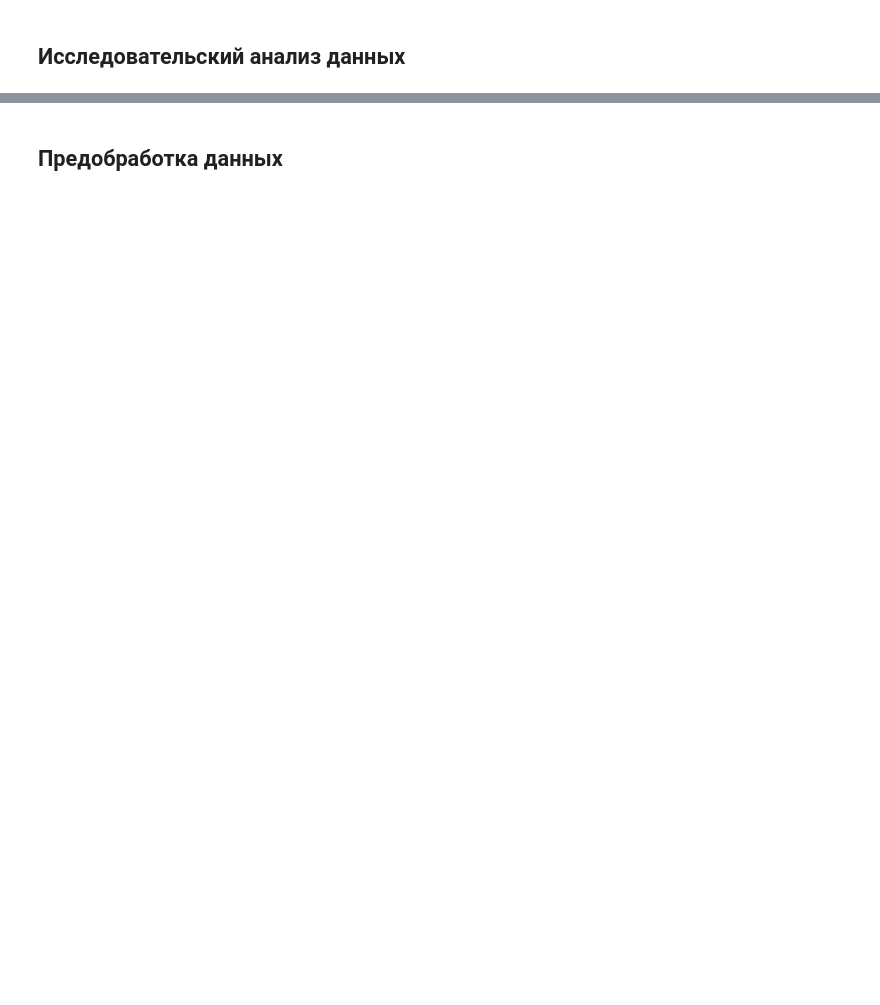
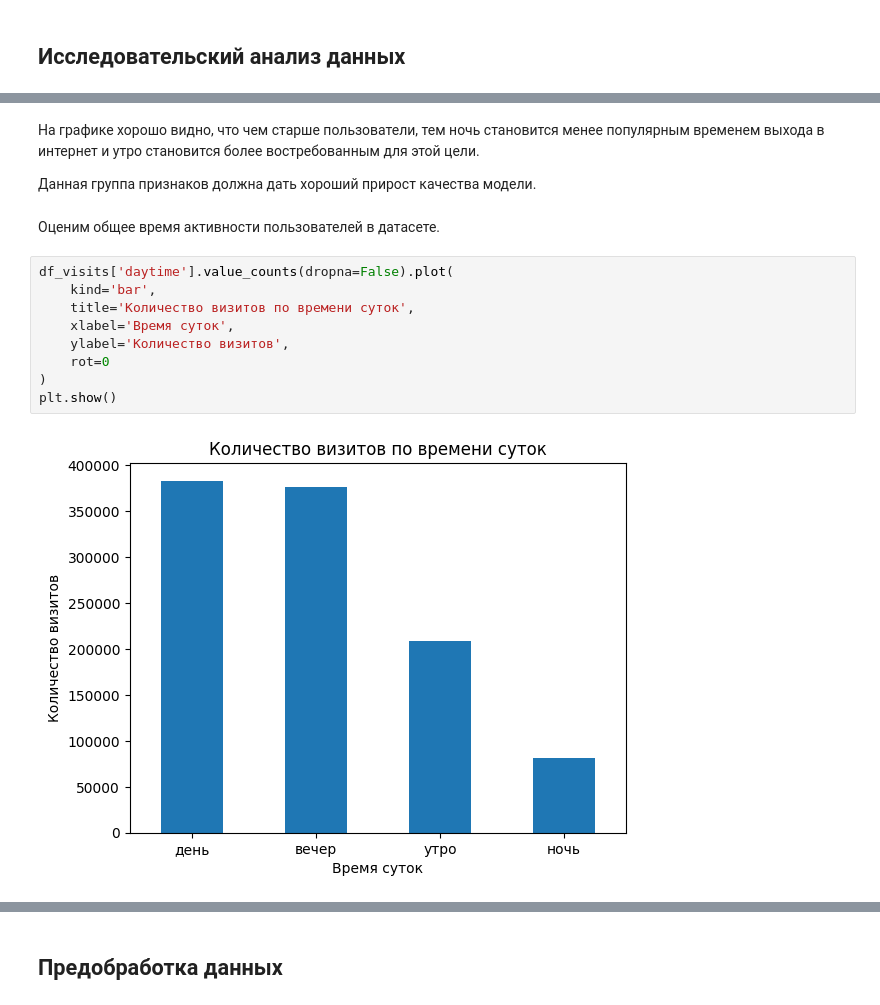
Before and after one commit to nikolai/practicum-user-age-classification, a Jupyter notebook: user_age_classification.ipynb, the cells around one changed output, grey strips where cells are left out. Saved outputs shown, nothing was run; the diff lists cells and outputs as text; blank space fills up the shorter version.

```diff
--- a/user_age_classification.ipynb
+++ b/user_age_classification.ipynb
@@ -217,0 +1027,17 @@ df_cloud_usage = load_dataset(
+# %% [markdown]
+На графике хорошо видно, что чем старше пользователи, тем ночь становится менее популярным временем выхода в интернет и утро становится более востребованным для этой цели.
+
+Данная группа признаков должна дать хороший прирост качества модели.
+# %% [markdown]
+Оценим общее время активности пользователей в датасете.
+# %%
+df_visits['daytime'].value_counts(dropna=False).plot(
+    kind='bar',
+    title='Количество визитов по времени суток',
+    xlabel='Время суток',
+    ylabel='Количество визитов',
+    rot=0
+)
+plt.show()
+# %% [output]
+[figure, added]
```
Also changed, not shown: parts of 178 cells of this notebook, 1 other file.
